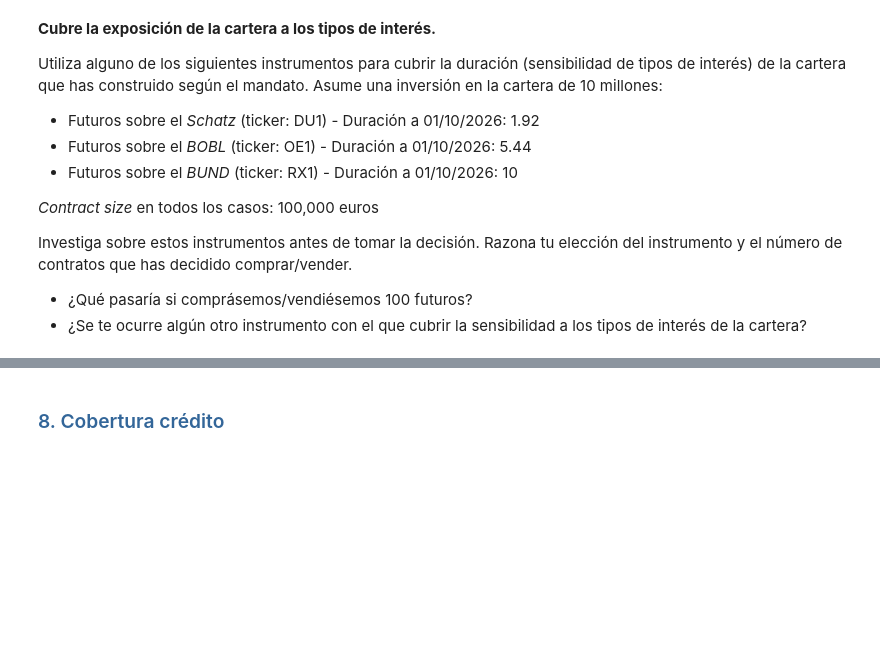
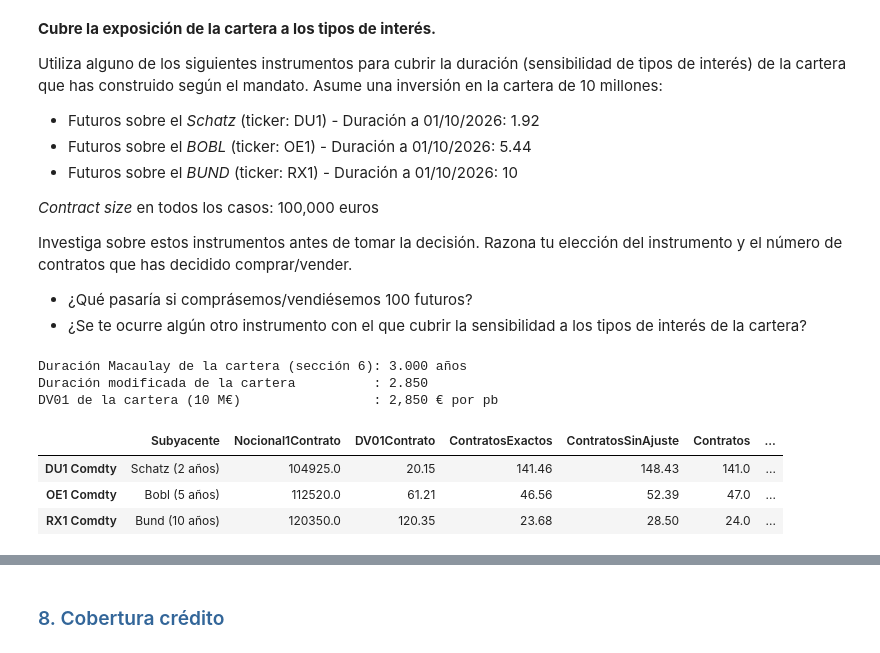
Before and after one commit to modetpablo-dot/Taller_renta_fija_Pablo_Modet, a Jupyter notebook: src/analisis_cartera.ipynb, the cells around one changed output, grey strips where cells are left out. Drawn from its saved outputs; the diff is of its cells as text; code cells hidden in the pictures; blank space fills up the shorter version.

Commit message:
Merge pull request #10 from modetpablo-dot/feature/P3_lautaro
feat: seccion 7 - cobertura de tipos

```diff
--- a/src/analisis_cartera.ipynb
+++ b/src/analisis_cartera.ipynb
@@ -2055,3 +2055,36 @@ Investiga sobre estos instrumentos antes de tomar la decisión. Razona tu elecci
 
 - ¿Qué pasaría si comprásemos/vendiésemos 100 futuros?
 - ¿Se te ocurre algún otro instrumento con el que cubrir la sensibilidad a los tipos de interés de la cartera?
+# %%
+# duración modificada de la cartera: media de la de cada bono ponderada por su peso
+dur_mod_cartera = (cartera['Peso'] * sensibilidad.loc[cartera.index, 'ModDur']).sum()
+
+valor_cartera = 10e6    # inversión del enunciado (€)
+dv01_cartera = fa.dv01(valor_cartera, dur_mod_cartera)
+
+print(f'Duración Macaulay de la cartera (sección 6): {dur_cartera:.3f} años')
+print(f'Duración modificada de la cartera          : {dur_mod_cartera:.3f}')
+print(f'DV01 de la cartera (10 M€)                 : {dv01_cartera:,.0f} € por pb')
+# %% [output]
+Duración Macaulay de la cartera (sección 6): 3.000 años
+Duración modificada de la cartera          : 2.850
+DV01 de la cartera (10 M€)                 : 2,850 € por pb
+# %%
+# duraciones del enunciado (las tomamos como modificadas) y precio de cierre del 01/10/2026
+futuros = pd.DataFrame({
+    'Subyacente': {'DU1 Comdty': 'Schatz (2 años)', 'OE1 Comdty': 'Bobl (5 años)',
+                   'RX1 Comdty': 'Bund (10 años)'},
+    'Duracion': {'DU1 Comdty': 1.92, 'OE1 Comdty': 5.44, 'RX1 Comdty': 10.0},
+})
+futuros['Precio'] = varios.loc[fecha_analisis, futuros.index]
+
+# contratos a vender para cubrir el 100% del DV01 con cada futuro
+cobertura_tipos = fa.tabla_cobertura_tipos(valor_cartera, dur_mod_cartera, futuros)
+cobertura_tipos = futuros[['Subyacente']].join(cobertura_tipos)
+
+cobertura_tipos.round(2)
+# %% [output]
+|  | Subyacente | Nocional1Contrato | DV01Contrato | ContratosExactos | ContratosSinAjuste | Contratos | ... |
+| DU1 Comdty | Schatz (2 años) | 104925.0 | 20.15 | 141.46 | 148.43 | 141.0 | ... |
+| OE1 Comdty | Bobl (5 años) | 112520.0 | 61.21 | 46.56 | 52.39 | 47.0 | ... |
+| RX1 Comdty | Bund (10 años) | 120350.0 | 120.35 | 23.68 | 28.50 | 24.0 | ... |
```
Also changed, not shown: parts of 6 cells of this notebook, 1 other file.
